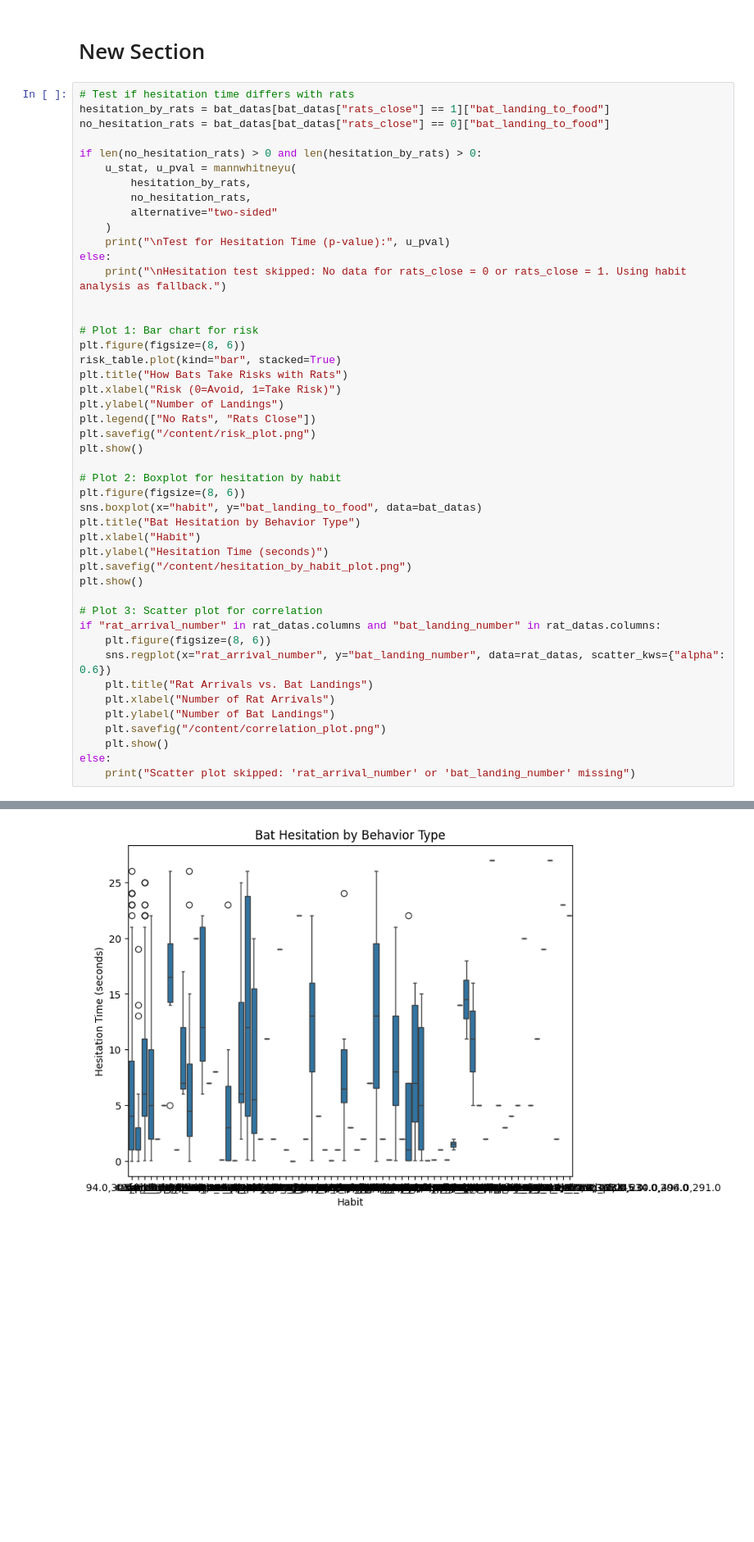
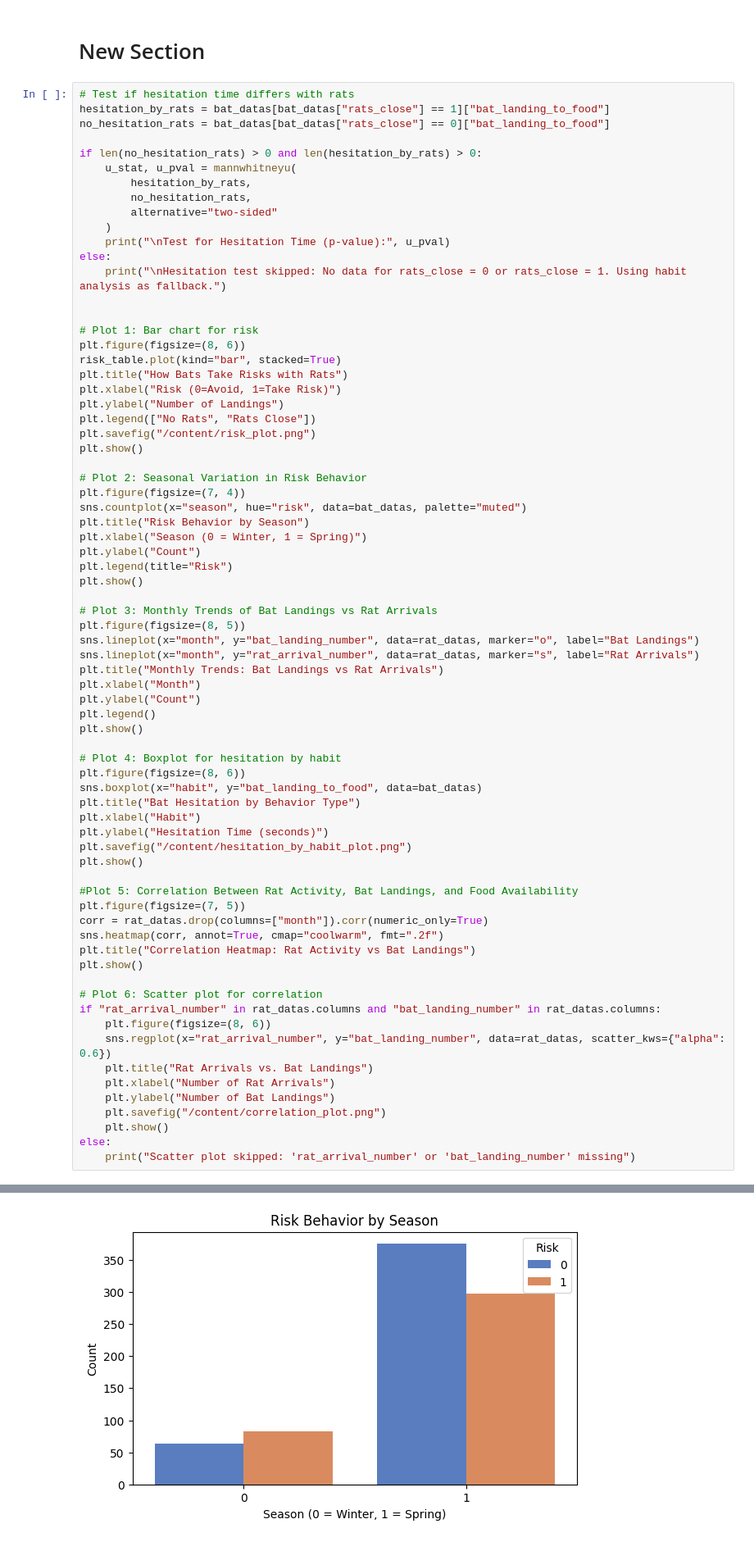
Before and after one commit to RoshanAcharya11/Foundationofdatascience, a Jupyter notebook: HIT140.ipynb, the cells around one changed output, grey strips where cells are left out. Shown at 82% size. Saved outputs shown, nothing was run; the diff lists cells and outputs as text; blank space fills up the shorter version.

Commit message:
Made necessary changes to the visualization for better analysis.

```diff
--- a/HIT140.ipynb
+++ b/HIT140.ipynb
@@ -164,33 +164,59 @@ plt.figure(figsize=(8, 6))
 risk_table.plot(kind="bar", stacked=True)
 plt.title("How Bats Take Risks with Rats")
 plt.xlabel("Risk (0=Avoid, 1=Take Risk)")
 plt.ylabel("Number of Landings")
 plt.legend(["No Rats", "Rats Close"])
 plt.savefig("/content/risk_plot.png")
 plt.show()
 
-# Plot 2: Boxplot for hesitation by habit
+# Plot 2: Seasonal Variation in Risk Behavior
+plt.figure(figsize=(7, 4))
+sns.countplot(x="season", hue="risk", data=bat_datas, palette="muted")
+plt.title("Risk Behavior by Season")
+plt.xlabel("Season (0 = Winter, 1 = Spring)")
+plt.ylabel("Count")
+plt.legend(title="Risk")
+plt.show()
+
+# Plot 3: Monthly Trends of Bat Landings vs Rat Arrivals
+plt.figure(figsize=(8, 5))
+sns.lineplot(x="month", y="bat_landing_number", data=rat_datas, marker="o", label="Bat Landings")
+sns.lineplot(x="month", y="rat_arrival_number", data=rat_datas, marker="s", label="Rat Arrivals")
+plt.title("Monthly Trends: Bat Landings vs Rat Arrivals")
+plt.xlabel("Month")
+plt.ylabel("Count")
+plt.legend()
+plt.show()
+
+# Plot 4: Boxplot for hesitation by habit
 plt.figure(figsize=(8, 6))
 sns.boxplot(x="habit", y="bat_landing_to_food", data=bat_datas)
 plt.title("Bat Hesitation by Behavior Type")
 plt.xlabel("Habit")
 plt.ylabel("Hesitation Time (seconds)")
 plt.savefig("/content/hesitation_by_habit_plot.png")
 plt.show()
 
-# Plot 3: Scatter plot for correlation
+#Plot 5: Correlation Between Rat Activity, Bat Landings, and Food Availability
+plt.figure(figsize=(7, 5))
+corr = rat_datas.drop(columns=["month"]).corr(numeric_only=True)
+sns.heatmap(corr, annot=True, cmap="coolwarm", fmt=".2f")
+plt.title("Correlation Heatmap: Rat Activity vs Bat Landings")
+plt.show()
+
+# Plot 6: Scatter plot for correlation
 if "rat_arrival_number" in rat_datas.columns and "bat_landing_number" in rat_datas.columns:
     plt.figure(figsize=(8, 6))
     sns.regplot(x="rat_arrival_number", y="bat_landing_number", data=rat_datas, scatter_kws={"alpha": 0.6})
     plt.title("Rat Arrivals vs. Bat Landings")
     plt.xlabel("Number of Rat Arrivals")
     plt.ylabel("Number of Bat Landings")
     plt.savefig("/content/correlation_plot.png")
     plt.show()
 else:
     print("Scatter plot skipped: 'rat_arrival_number' or 'bat_landing_number' missing")
 # %% [output]
 Test for Hesitation Time (p-value): 0.6445218212818398
 <Figure size 800x600 with 0 Axes>
 [figure]
-[figure, old version]
+[figure, new version]
```
Also changed, not shown: parts of 1 cell of this notebook.
